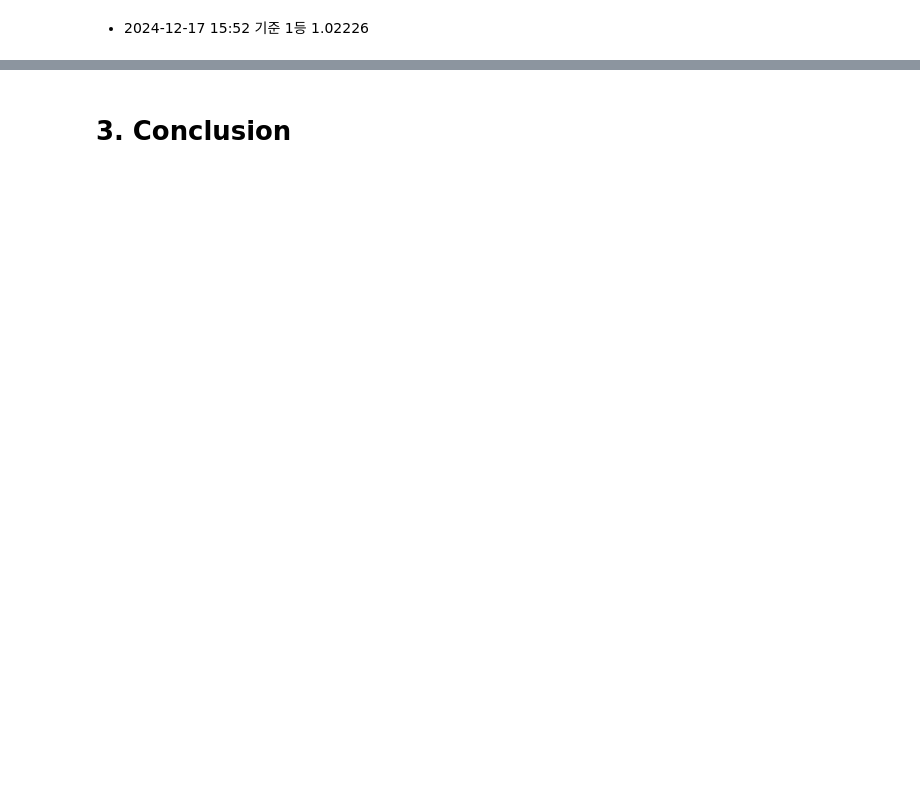
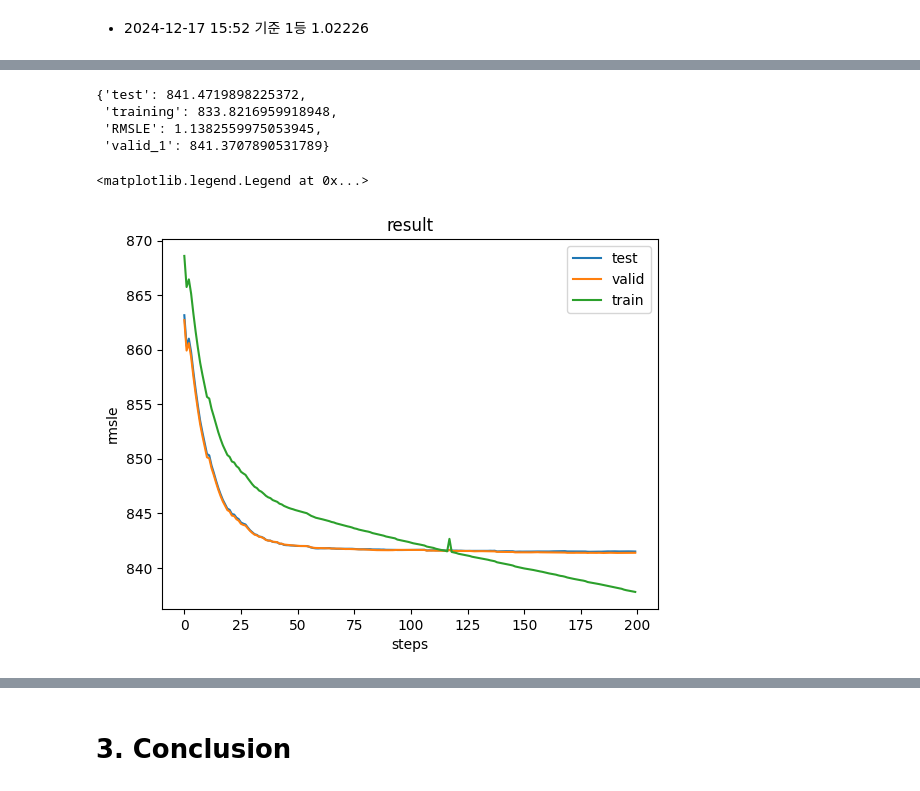
Before and after one commit to snaiws/kaggle, a Jupyter notebook: src/projects/Regression_with_an_Insurance_Dataset/baseline.ipynb, the cells around one changed output, grey strips where cells are left out. Saved outputs shown, nothing was run; the diff lists cells and outputs as text; code cells hidden in the pictures; blank space fills up the shorter version.

```diff
--- a/src/projects/Regression_with_an_Insurance_Dataset/baseline.ipynb
+++ b/src/projects/Regression_with_an_Insurance_Dataset/baseline.ipynb
@@ -281,0 +296,9 @@ Model saved to MLflow
+# %%
+# MLflow 클라이언트 생성
+client = MlflowClient()
+
+# 모든 실험 확인
+experiments = client.search_experiments()
+
+for exp in experiments:
+    print(f"Experiment ID: {exp.experiment_id}, Name: {exp.name}")
@@ -281,0 +336,27 @@ Model saved to MLflow
+# %%
+# 특정 실행(run)의 상세 정보 가져오기
+run_id = "5797f1a3d45d4c0cb57a211925369520"
+run = client.get_run(run_id)
+run.data.metrics
+# %% [output]
+{'test': 841.4719898225372,
+ 'training': 833.8216959918948,
+ 'RMSLE': 1.1382559975053945,
+ 'valid_1': 841.3707890531789}
+# %%
+test = [x.value for x in client.get_metric_history(run_id, "test")]
+valid = [x.value for x in client.get_metric_history(run_id, "valid_1")]
+train = [x.value for x in client.get_metric_history(run_id, "training")]
+steps = range(len(valid))
+# %%
+endpoint = 200
+plt.plot(steps[:endpoint], test[:endpoint], label = 'test')
+plt.plot(steps[:endpoint], valid[:endpoint], label = 'valid')
+plt.plot(steps[:endpoint], train[:endpoint], label = 'train')
+plt.xlabel('steps')
+plt.ylabel('rmsle')
+plt.title('result')
+plt.legend()  # 범례 추가
+# %% [output]
+<matplotlib.legend.Legend at 0x...>
+[figure, added]
```
Also changed, not shown: parts of 38 cells of this notebook, 3 other files.
